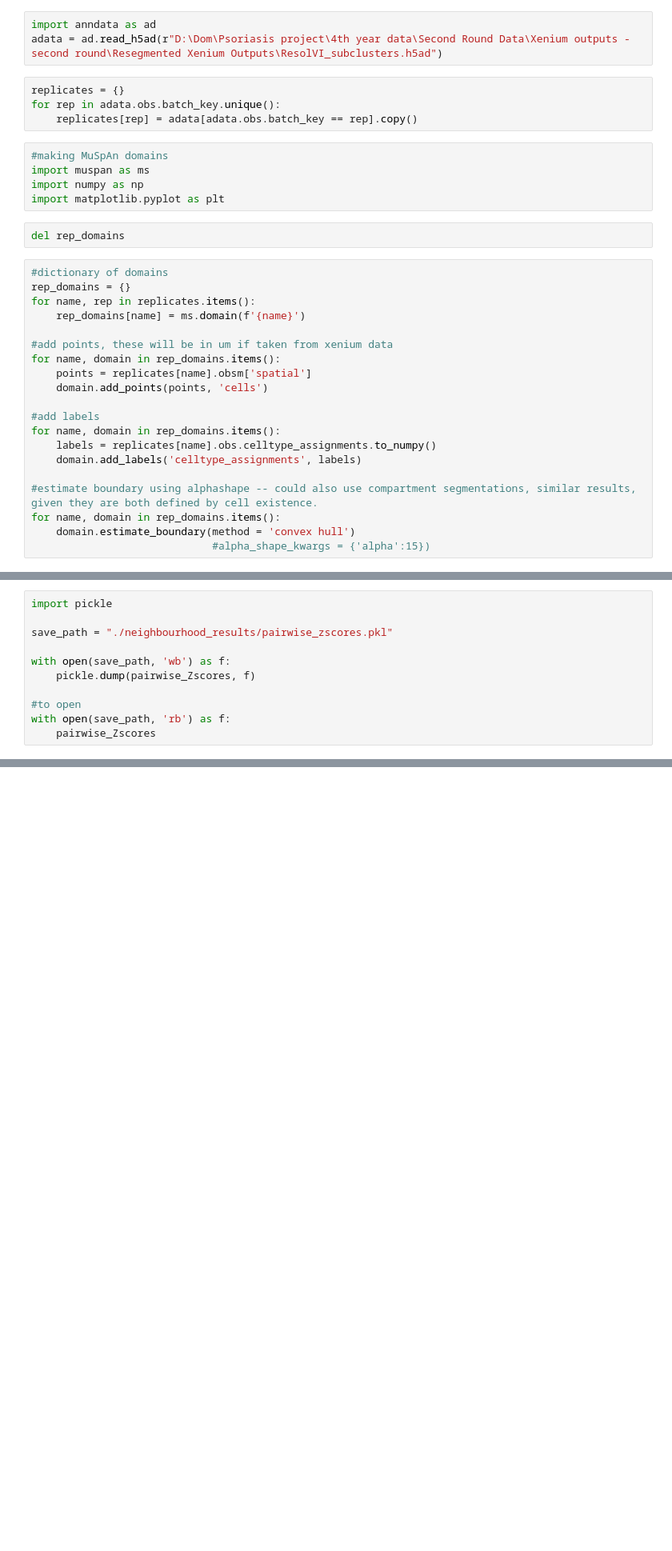
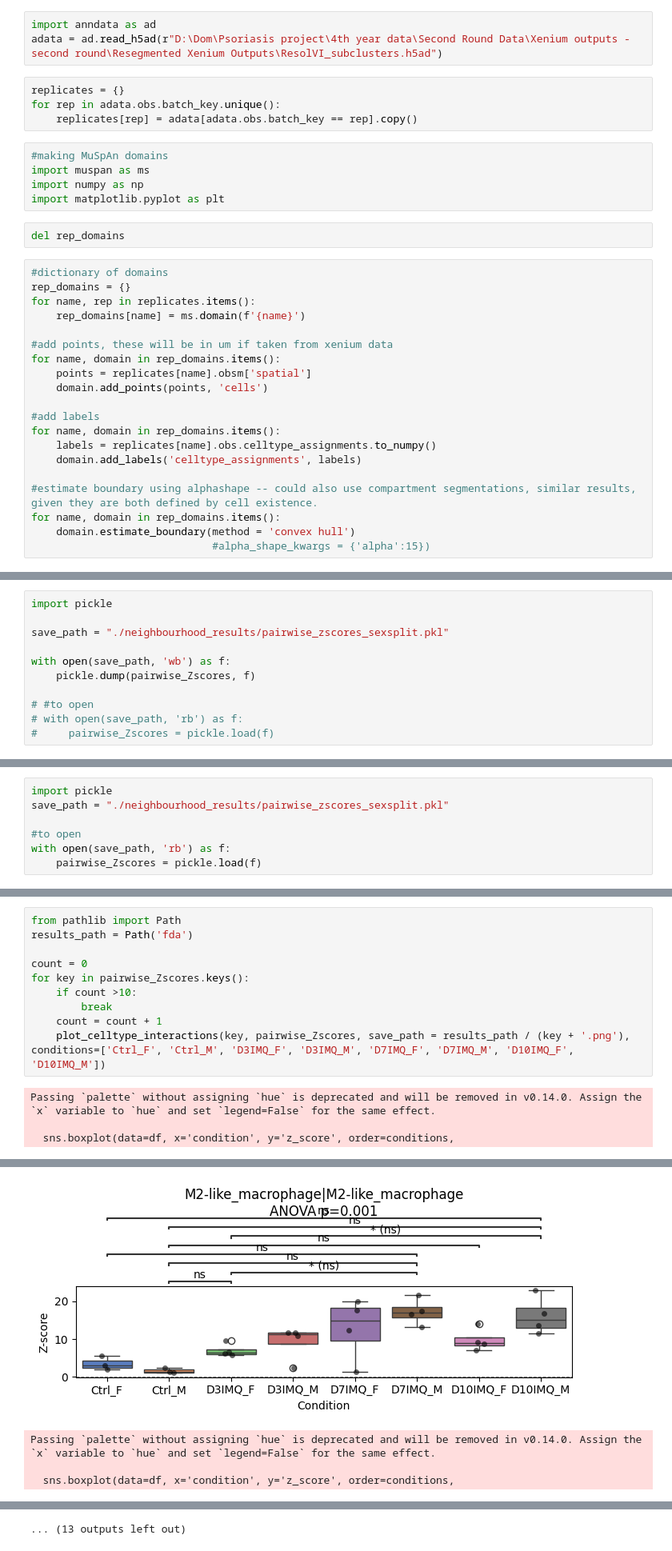
Before and after one commit to DominicBuxton/iMSC_Xenium_Phenocycler_Analysis, a Jupyter notebook: SpatialData_Analysis/Neighbourhood_enrichment.ipynb, the cells around one changed output, grey strips where cells are left out. Shown at 80% size. Cells and saved outputs as stored; diff of their text form; blank space fills up the shorter version.

```diff
--- a/SpatialData_Analysis/Neighbourhood_enrichment.ipynb
+++ b/SpatialData_Analysis/Neighbourhood_enrichment.ipynb
@@ -116,11 +154,11 @@ for name, d in enrichment_outputs.items():
 # %%
 import pickle
 
-save_path = "./neighbourhood_results/pairwise_zscores.pkl"
+save_path = "./neighbourhood_results/pairwise_zscores_sexsplit.pkl"
 
 with open(save_path, 'wb') as f:
     pickle.dump(pairwise_Zscores, f)
 
-#to open
-with open(save_path, 'rb') as f:
-    pairwise_Zscores
+# #to open
+# with open(save_path, 'rb') as f:
+#     pairwise_Zscores = pickle.load(f)
@@ -144,0 +165,7 @@ with open(save_path, 'rb') as f:
+# %%
+import pickle
+save_path = "./neighbourhood_results/pairwise_zscores_sexsplit.pkl"
+
+#to open
+with open(save_path, 'rb') as f:
+    pairwise_Zscores = pickle.load(f)
@@ -144,0 +257,14 @@ with open(save_path, 'rb') as f:
+# %%
+from pathlib import Path
+results_path = Path('fda')
+
+count = 0
+for key in pairwise_Zscores.keys():
+    if count >10:
+        break
+    count = count + 1
+    plot_celltype_interactions(key, pairwise_Zscores, save_path = results_path / (key + '.png'), conditions=['Ctrl_F', 'Ctrl_M', 'D3IMQ_F', 'D3IMQ_M', 'D7IMQ_F', 'D7IMQ_M', 'D10IMQ_F', 'D10IMQ_M'])
+# %% [output]
+Passing `palette` without assigning `hue` is deprecated and will be removed in v0.14.0. Assign the `x` variable to `hue` and set `legend=False` for the same effect.
+
+  sns.boxplot(data=df, x='condition', y='z_score', order=conditions,
@@ -144,0 +286,4 @@ with open(save_path, 'rb') as f:
+[figure, added]
+Passing `palette` without assigning `hue` is deprecated and will be removed in v0.14.0. Assign the `x` variable to `hue` and set `legend=False` for the same effect.
+
+  sns.boxplot(data=df, x='condition', y='z_score', order=conditions,
@@ -144,0 +306 @@ with open(save_path, 'rb') as f:
+... (13 outputs left out)
```
Also changed, not shown: parts of 10 cells of this notebook.
